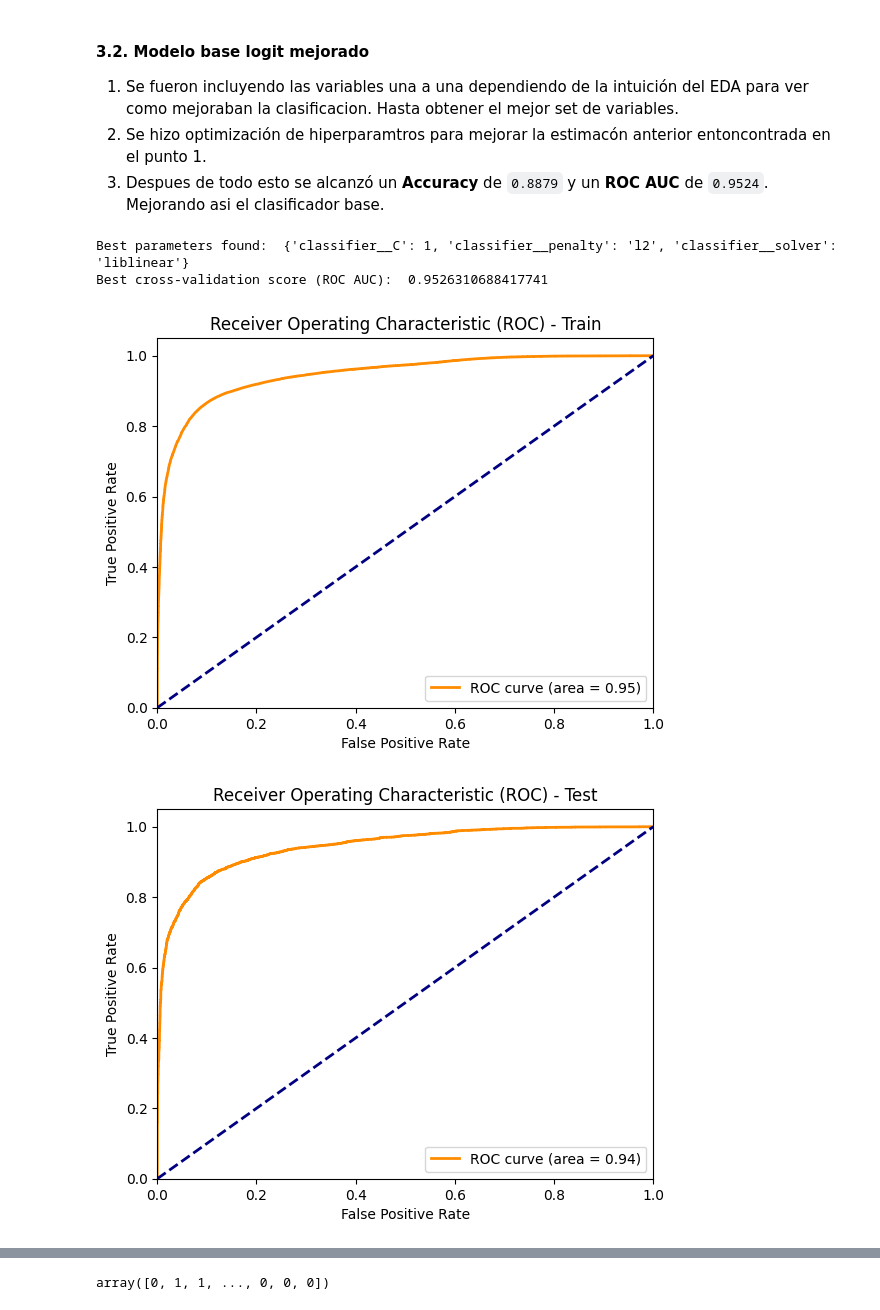
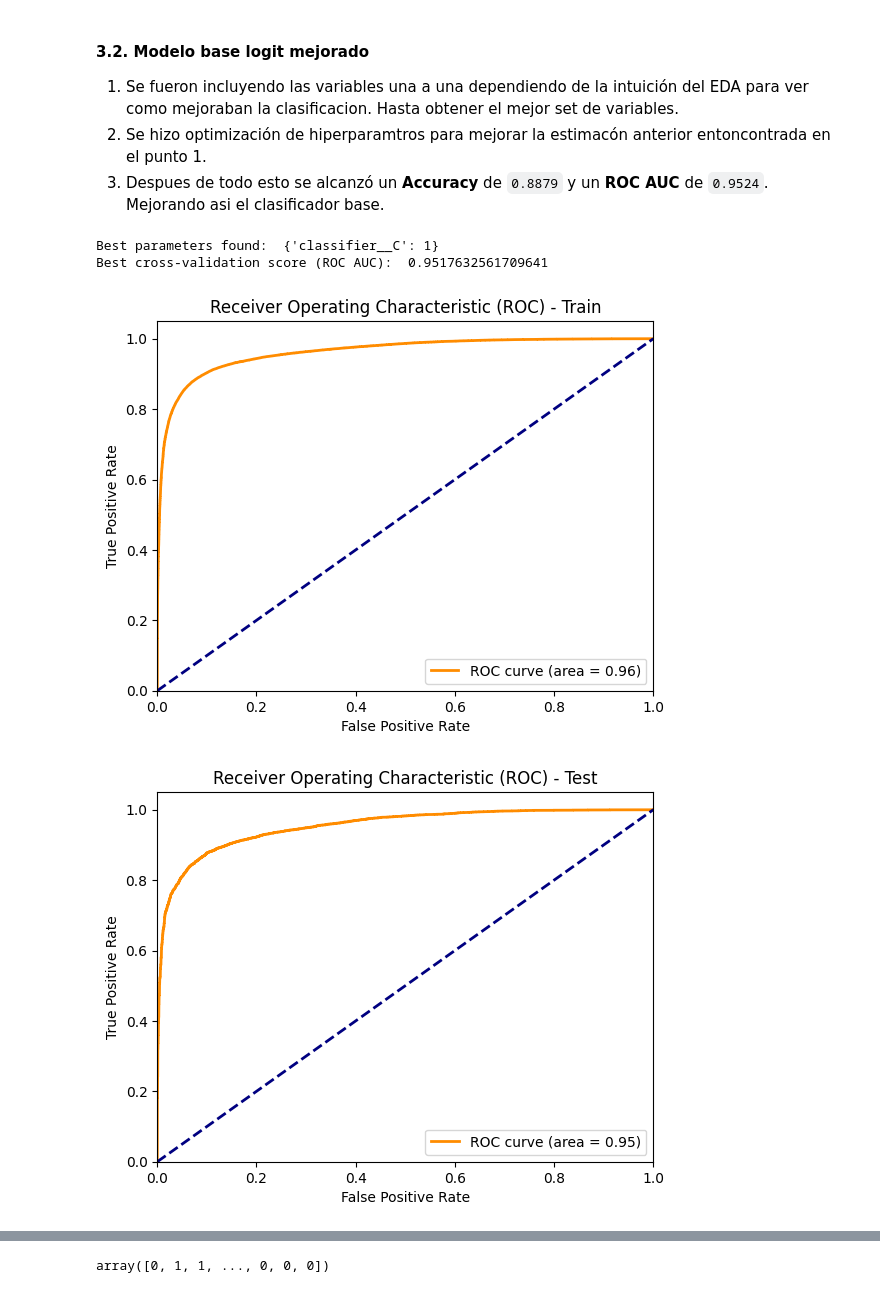
Before and after one commit to juancadh/item_nuevo_usado, a Jupyter notebook: notebooks/modelling.ipynb, the cells around one changed output, grey strips where cells are left out. Cells and saved outputs as stored; diff of their text form; code cells hidden in the pictures.

```diff
--- a/notebooks/modelling.ipynb
+++ b/notebooks/modelling.ipynb
@@ -184,38 +187,38 @@ preprocessor = ColumnTransformer(
 
 # Crear el pipeline con el preprocesador y el modelo
 pipeline = Pipeline(steps=[
     ('preprocessor', preprocessor),
     ('classifier', LogisticRegression(n_jobs=-1))
 ])
 
-# Definir la rejilla de parámetros para la búsqueda (last 0.9517744239097379  con C:1)
+# Definir la rejilla de parámetros para la búsqueda
 param_grid = {
     'classifier__C': [0.01, 0.1, 1, 10, 100],
-    'classifier__solver': ['newton-cg', 'lbfgs', 'liblinear', 'sag', 'saga'],
-    'classifier__penalty': ['l2', 'none'],  # 'liblinear' y 'saga' soportan 'l1'
+    # 'classifier__solver': ['newton-cg', 'lbfgs', 'liblinear', 'sag', 'saga'],
+    # 'classifier__penalty': ['l2', 'none'],  # 'liblinear' y 'saga' soportan 'l1'
     # 'classifier__tol': [1e-4, 1e-3, 1e-2]
 }
 
 # Crear el GridSearchCV
 grid_search = GridSearchCV(pipeline, param_grid, cv=5, scoring='roc_auc')
 
 # Entrenar el modelo con búsqueda de hiperparámetros
 grid_search.fit(X_train, y_train)
 
 # Imprimir los mejores parámetros y el mejor puntaje
 print("Best parameters found: ", grid_search.best_params_)
 print("Best cross-validation score (ROC AUC): ", grid_search.best_score_)
 print("")
 
 pipeline = show_evaluation(X_train, y_train, X_test, y_test, grid_search.best_estimator_, show_test=True)
 
 # Guardar el modelo en la varpeta models
 joblib.dump(pipeline, '../models/logit/logit_model_trained.pkl')
 
 pipeline
 # %% [output]
-Best parameters found:  {'classifier__C': 1, 'classifier__penalty': 'l2', 'classifier__solver': 'liblinear'}
-Best cross-validation score (ROC AUC):  0.9526310688417741
+Best parameters found:  {'classifier__C': 1}
+Best cross-validation score (ROC AUC):  0.9517632561709641
-[figure, old version]
+[figure, new version]
-[figure, old version]
+[figure, new version]
 Evaluation using accuracy:
```
Also changed, not shown: parts of 6 cells of this notebook, 11 other files.
